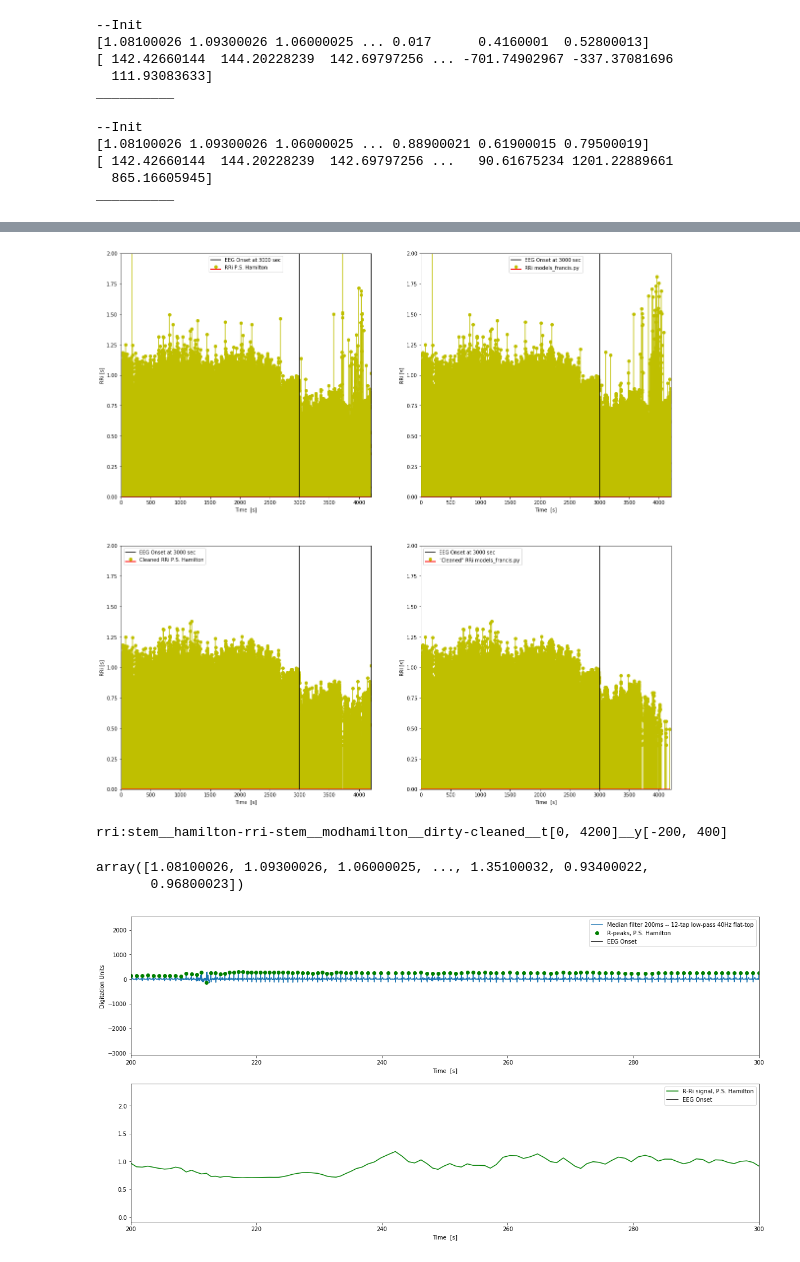
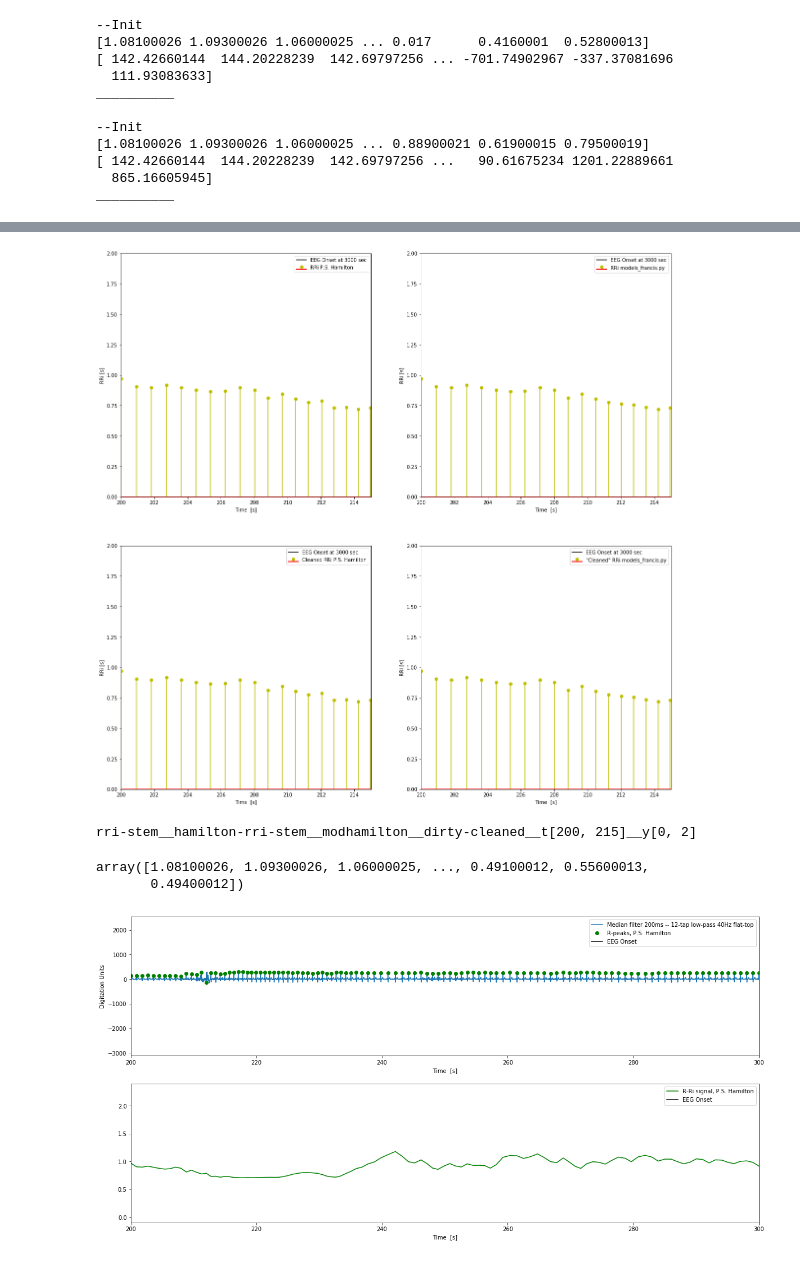
Before and after one commit to yinxiaojing1/pre_epi_seizures, a Jupyter notebook: pre_epi_seizures/hrv_computation.ipynb, the cells around one changed output, grey strips where cells are left out. Saved outputs shown, nothing was run; the diff lists cells and outputs as text; code cells hidden in the pictures.

Commit message:
Plot results outlier MMartinho with corresponding ECG plots

```diff
--- a/pre_epi_seizures/hrv_computation.ipynb
+++ b/pre_epi_seizures/hrv_computation.ipynb
@@ -309,7 +311,7 @@ plt.show()
 # %%
 bpm_range = [40, 170]  # physiological heart range, in bpm
 sampling_rate = 1e3  # in Hz
-weights_t = [0.6, 1.3]  # heart rate context weights
+weights_t = [0.7, 1.3]  # heart rate context weights
 max_diff = 4  # forgetting time interval
 memory_size = 5  # number of last accepted peaks considered
 weights_a = [200, 400]  # fiducial point amplitude context weights
@@ -365,7 +444,7 @@ cleaned_rri_modhamilton = rri_modhamilton[valid_peaks_modhamilton]
 # Compare RRI computation between P.S. Hamilton and modified
 # (Test object-based plotting)
 
-window = [0, 4200]
+window = [200, 215]
 
 ecg_y_window = [-200, 400]
 
@@ -411,41 +490,41 @@ markerline, stemlines, baseline = plt.stem(time_sec_cleaned_rri_hamilton,
                                            cleaned_rri_hamilton,
                                            '-',
                                            label='Cleaned RRi P.S. Hamilton')
 plt.setp(markerline, 'color', 'y')
 plt.setp(stemlines, 'color', plt.getp(markerline,'color'))
 plt.setp(baseline, 'color','r', 'linewidth', 2)
 plt.axvline(x=50*60, c='k', label='EEG Onset at {} sec'.format(50*60))
 plt.legend()
 plt.xlabel('Time  [s]')
 plt.ylabel('RRi [s]')
 plt.xlim(window)
 plt.ylim(rri_y_window)
 
 plt.subplot(2, 2, 4)
 markerline, stemlines, baseline = plt.stem(time_sec_cleaned_rri_modhamilton,
                                            cleaned_rri_modhamilton, '-',
                                            label='"Cleaned" RRi models_francis.py')
 plt.setp(markerline, 'color', 'y')
 plt.setp(stemlines, 'color', plt.getp(markerline,'color'))
 plt.setp(baseline, 'color', 'r', 'linewidth', 2)
 plt.axvline(x=50*60, c='k', label='EEG Onset at {} sec'.format(50*60))
 plt.legend()
 plt.xlabel('Time  [s]')
 plt.ylabel('RRi [s]')
 plt.xlim(window)
 plt.ylim(rri_y_window)
 
 plt.show()
 
-print 'rri:stem__hamilton-rri-stem__modhamilton__dirty-cleaned__t{}__y{}'.format(window, ecg_y_window)
+print 'rri-stem__hamilton-rri-stem__modhamilton__dirty-cleaned__t{}__y{}'.format(window, rri_y_window)
 # %% [output]
-[figure, old version]
+[figure, new version]
-rri:stem__hamilton-rri-stem__modhamilton__dirty-cleaned__t[0, 4200]__y[-200, 400]
+rri-stem__hamilton-rri-stem__modhamilton__dirty-cleaned__t[200, 215]__y[0, 2]
 # %%
 cleaned_rri_modhamilton
 # %% [output]
-array([1.08100026, 1.09300026, 1.06000025, ..., 1.35100032, 0.93400022,
-       0.96800023])
+array([1.08100026, 1.09300026, 1.06000025, ..., 0.49100012, 0.55600013,
+       0.49400012])
 # %%
 # Basic view RRi signal, lineplot
 
```
Also changed, not shown: parts of 13 cells of this notebook, 1 other file.
